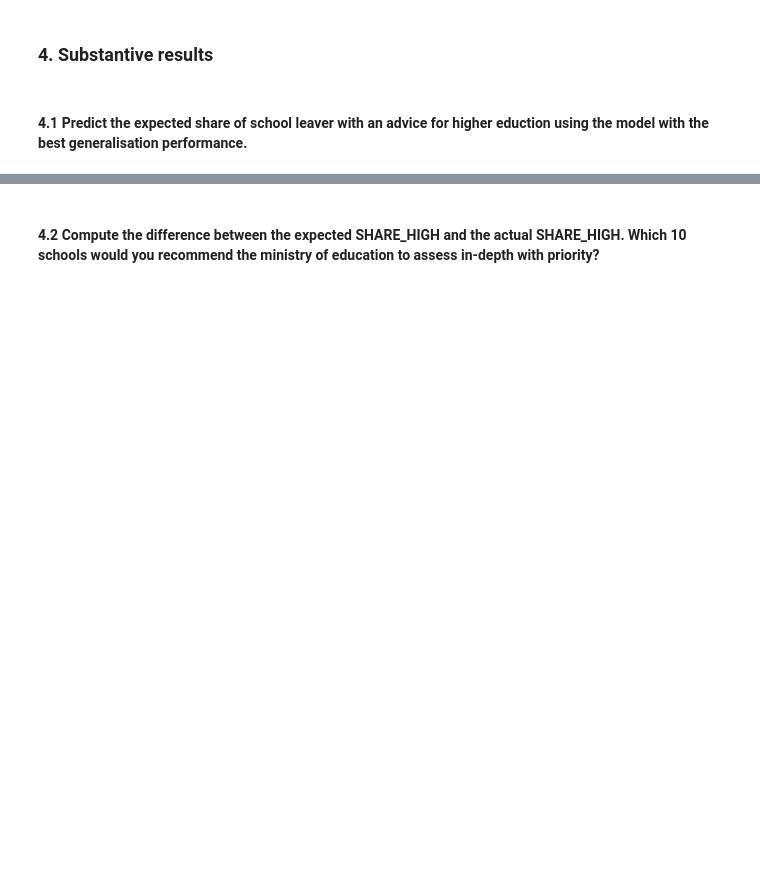
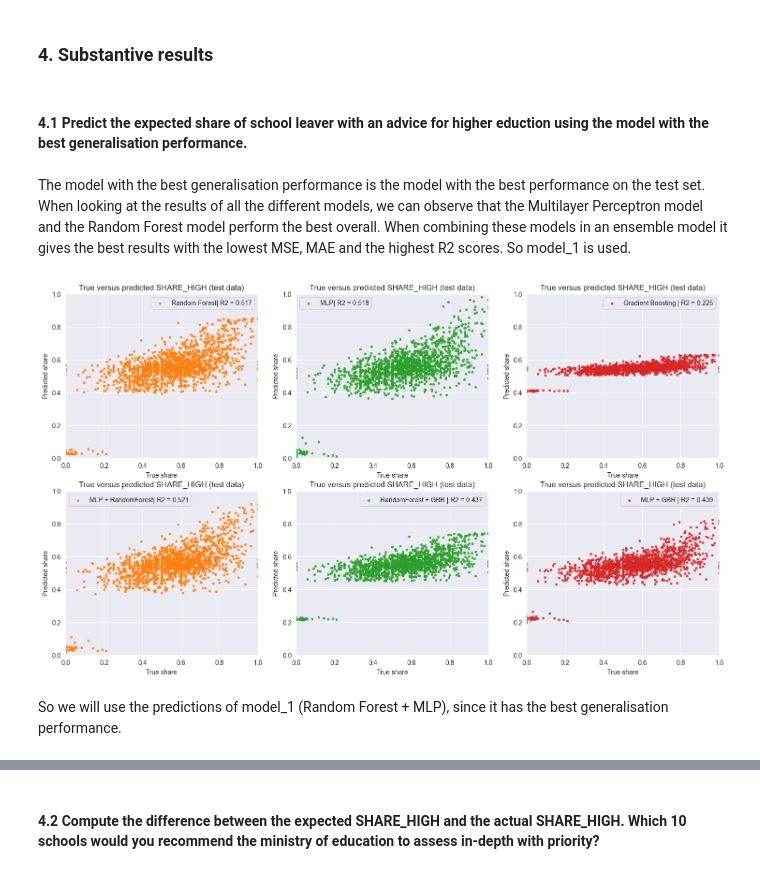
Before and after one commit to hjdeheer/TPM34A_Lab, a Jupyter notebook: Assignments/assignment_03/assignment_03.ipynb, the cells around one changed output, grey strips where cells are left out. Saved outputs shown, nothing was run; the diff lists cells and outputs as text; code cells hidden in the pictures; blank space fills up the shorter version.

```diff
--- a/Assignments/assignment_03/assignment_03.ipynb
+++ b/Assignments/assignment_03/assignment_03.ipynb
@@ -197,0 +492,10 @@ Print the performance of each ensemble model
+# %%
+#Second model
+model_2 = VotingRegressor([('rf', random_forest), ('gbr', gb)])
+
+#Fit ensemble objects
+model_2.fit(X_train, y_train)
+
+#Evaluate results
+print('Results of model_2:')
+eval_regression_perf(model_2, X_train, X_test, y_train, y_test)
@@ -197,0 +508,10 @@ Print the performance of each ensemble model
+# %%
+#Third model
+model_3 = VotingRegressor([('mlp', mlp), ('gbr',gb)])
+
+#Fit ensemble objects
+model_3.fit(X_train, y_train)
+
+#Evaluate results
+print('Results of model_3:')
+eval_regression_perf(model_3, X_train, X_test, y_train, y_test)
@@ -199,3 +528,31 @@ Print the performance of each ensemble model
 ### **4. Substantive results**
 # %% [markdown]
 #### 4.1 Predict the expected share of school leaver with an advice for higher eduction using the model with the best generalisation performance.
+# %% [markdown]
+The model with the best generalisation performance is the model with the best performance on the test set. When looking at the results of all the different models, we can observe that the Multilayer Perceptron model and the Random Forest model perform the best overall. When combining these models in an ensemble model it gives the best results with the lowest MSE, MAE and the highest R2 scores. So model_1 is used.
+# %%
+#We want to predict SHARE_HIGH on test set using the best model: model_1
+
+fig, ax = plt.subplots(2,3,figsize=(18,10))
+ax[0][0].scatter(x = Y_test, y = random_forest.predict(X_test), s = 8, alpha = 0.8, c = '#ff7f0e', label = f'Random Forest| R2 = {random_forest.score(X_test,Y_test):0.3f}')
+ax[0][1].scatter(x = Y_test, y = mlp.predict(X_test),   s = 8, alpha = 0.8, c = '#2ca02c', label = f'MLP| R2 = {mlp.score(X_test,Y_test):0.3f}')
+ax[0][2].scatter(x = Y_test, y = gb.predict(X_test),   s = 8, alpha = 0.8, c = '#d62728', label = f'Gradient Boosting | R2 = {gb.score(X_test,Y_test):0.3f}')
+ax[1][0].scatter(x = Y_test, y = model_1.predict(X_test), s = 8, alpha = 0.8, c = '#ff7f0e', label = f'MLP + RandomForest| R2 = {model_1.score(X_test,Y_test):0.3f}')
+ax[1][1].scatter(x = Y_test, y = model_2.predict(X_test),   s = 8, alpha = 0.8, c = '#2ca02c', label = f'RandomForest + GBR | R2 = {model_2.score(X_test,Y_test):0.3f}')
+ax[1][2].scatter(x = Y_test, y = model_3.predict(X_test),   s = 8, alpha = 0.8, c = '#d62728', label = f'MLP + GBR | R2 = {model_3.score(X_test,Y_test):0.3f}')
+
+# Add labels, legend, and title to each plot
+for x in range(0,2):
+    for n in range(0,3,1):
+        ax[x][n].set_xlabel('True share')
+        ax[x][n].set_ylabel('Predicted share')
+        ax[x][n].set_xlim(0,1)
+        ax[x][n].set_ylim(0,1)
+        ax[x][n].legend()
+        ax[x][n].set_title('True versus predicted SHARE_HIGH (test data)')
+
+plt.show()
+# %% [output]
+[figure, added]
+# %% [markdown]
+So we will use the predictions of model_1 (Random Forest + MLP), since it has the best generalisation performance.
```
Also changed, not shown: parts of 41 cells of this notebook, 3 other files.
